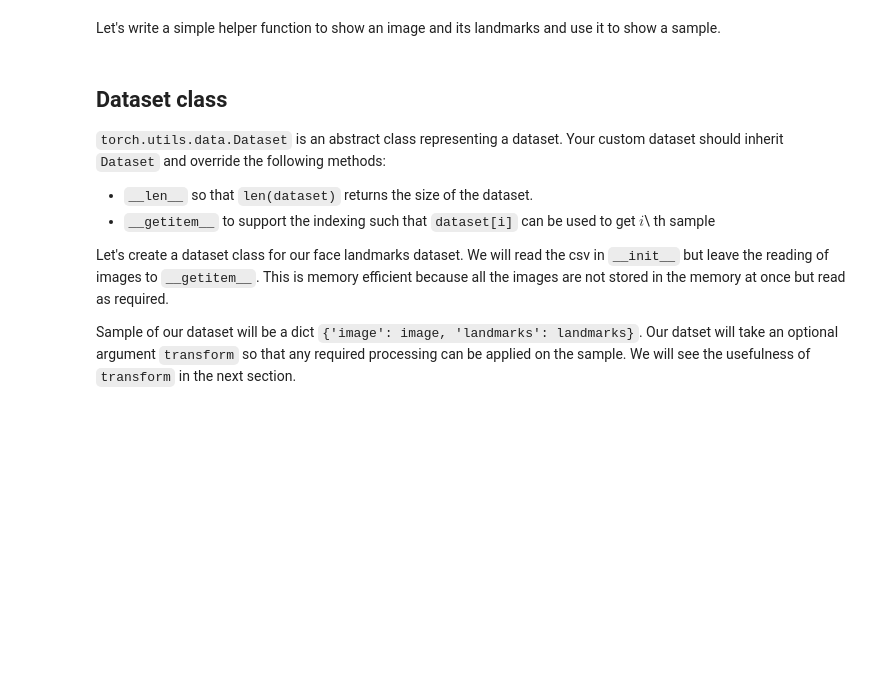
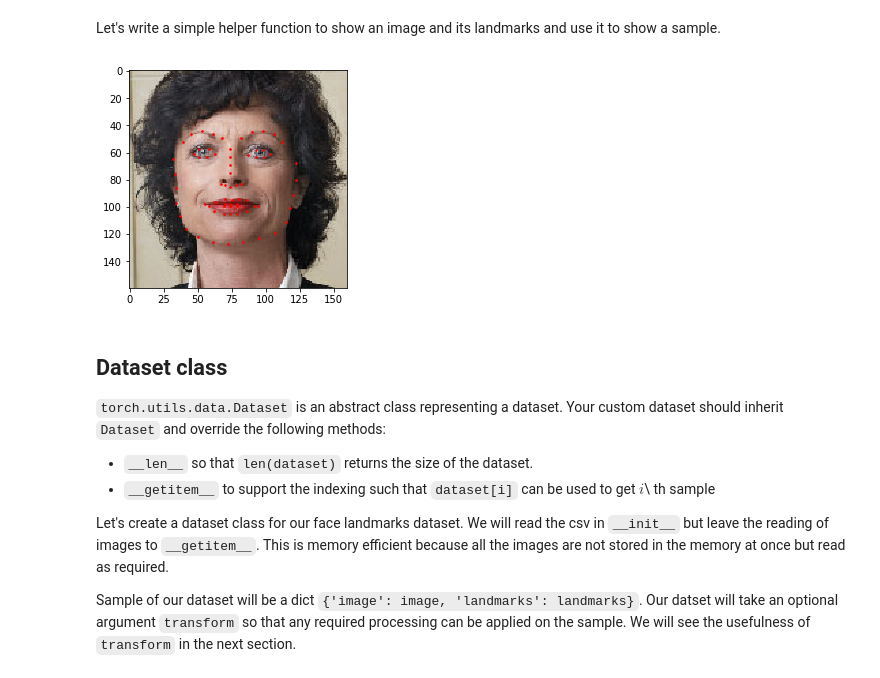
Before and after one commit to haru-256/pytorch-tutorial, a Jupyter notebook: Data_Loading_and_Processing_Tutorial/data_loading_tutorial.ipynb, the cells around one changed output. Saved outputs shown, nothing was run; the diff lists cells and outputs as text; code cells hidden in the pictures; blank space fills up the shorter version.

```diff
--- a/Data_Loading_and_Processing_Tutorial/data_loading_tutorial.ipynb
+++ b/Data_Loading_and_Processing_Tutorial/data_loading_tutorial.ipynb
@@ -85,14 +94,16 @@ and use it to show a sample.
 # %%
 def show_landmarks(image, landmarks):
     """Show image with landmarks"""
     plt.imshow(image)
     plt.scatter(landmarks[:, 0], landmarks[:, 1], s=10, marker='.', c='r')
     plt.pause(0.001)  # pause a bit so that plots are updated
 
 plt.figure()
-show_landmarks(io.imread(os.path.join('faces/', img_name)),
+show_landmarks(io.imread(os.path.join('data/faces/', img_name)),
                landmarks)
 plt.show()
+# %% [output]
+[figure, added]
 # %% [markdown]
 Dataset class
 -------------
```
Also changed, not shown: parts of 5 cells of this notebook.
